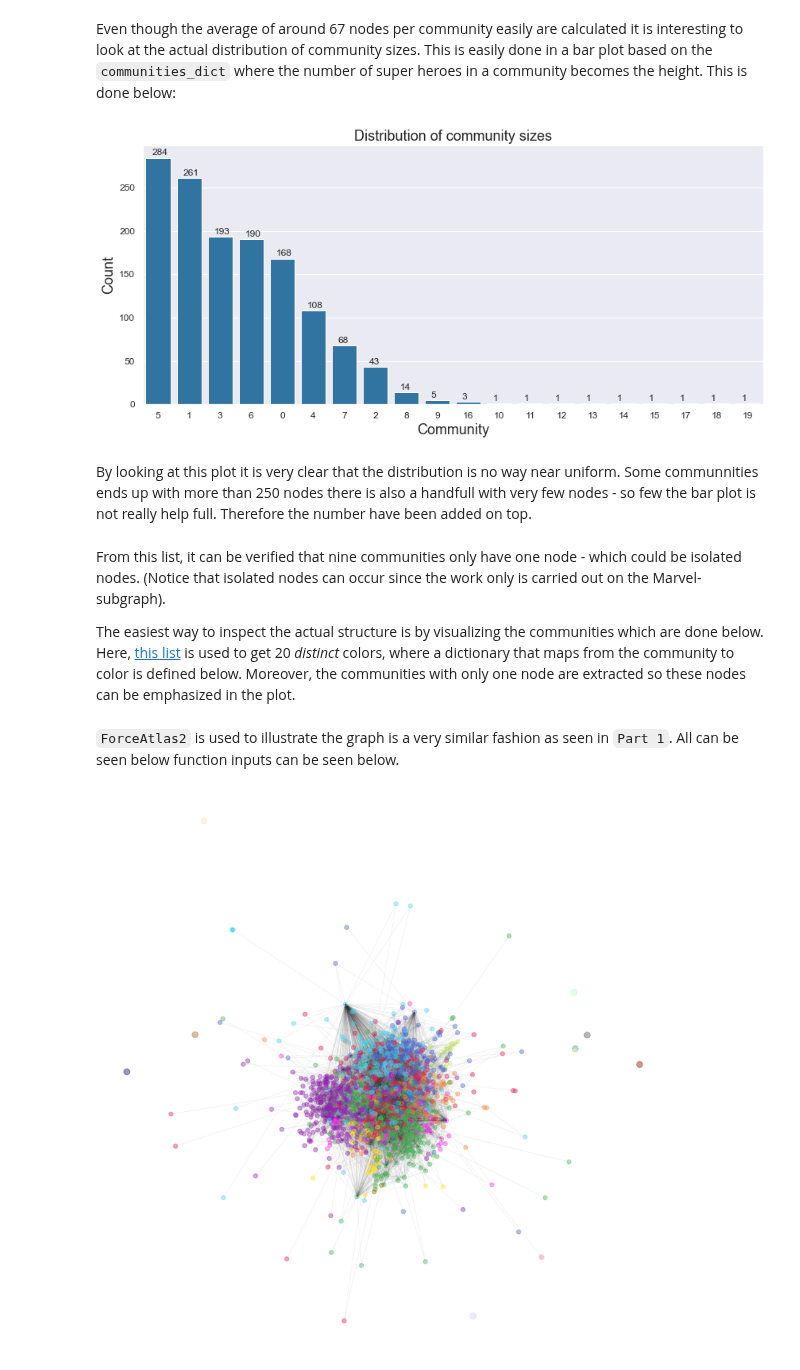
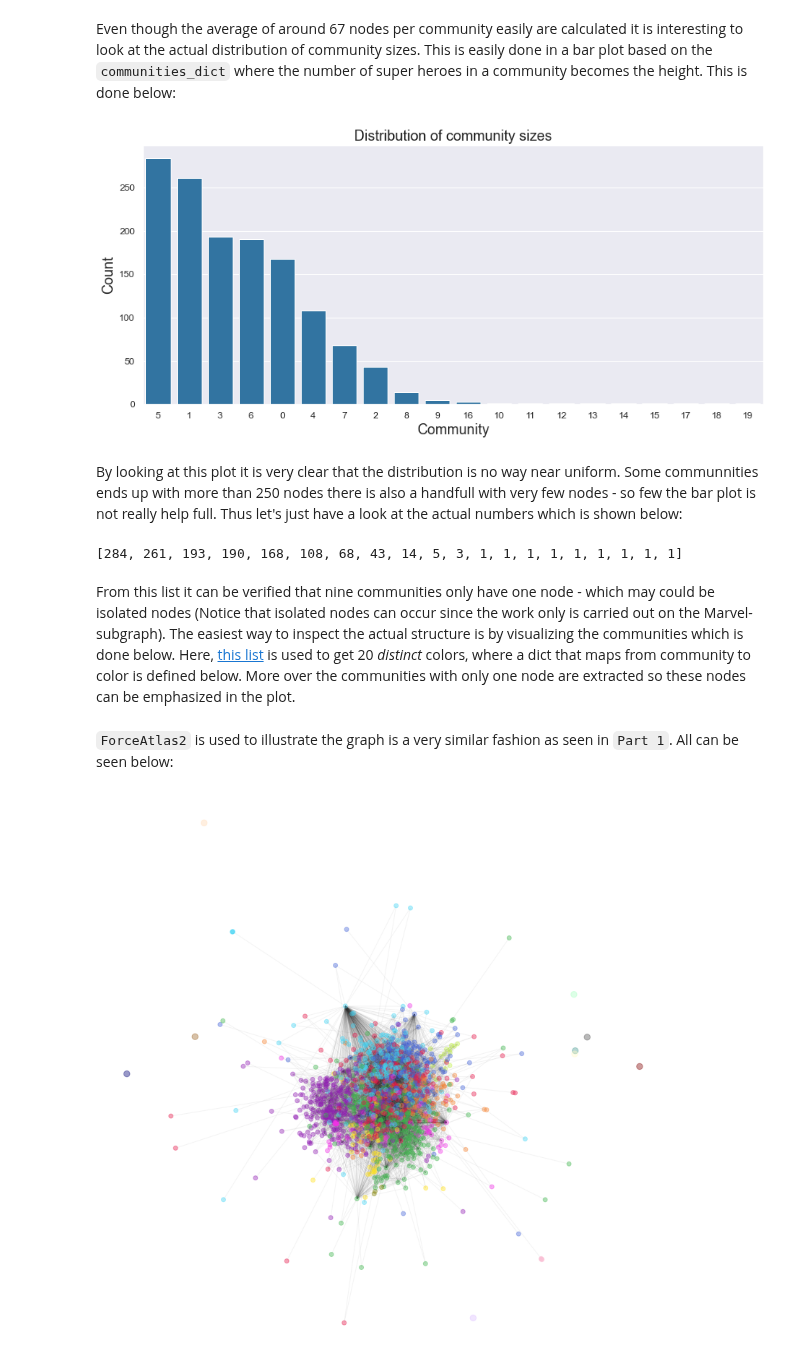
Before and after one commit to idariis/Social-Graphs-Project-E20, a Jupyter notebook: Assignment2/Assignment2.ipynb, the cells around one changed output. Drawn from its saved outputs; the diff is of its cells as text; code cells hidden in the pictures.

```diff
--- a/Assignment2/Assignment2.ipynb
+++ b/Assignment2/Assignment2.ipynb
@@ -582,31 +571,29 @@ Even though the average of around 67 nodes per community easily are calculated i
 # %%
 # List to sort according to size
 com_size_order = sorted(communities_dict, key = lambda k: len(communities_dict[k]), reverse = True)
 
 plt.figure(figsize = (14,6))
 sns.barplot(
     x = list(communities_dict.keys()),
     y = [len(com) for com in communities_dict.values()],
     order = com_size_order,
     color = "tab:blue"
 )
-
-for x, count in enumerate(sorted([len(com) for com in communities_dict.values()], reverse = True)):
-    plt.text(x-0.2, count + 3 , count, fontsize=12)
-
 plt.xticks(fontsize = 12)
 plt.yticks(fontsize = 12)
 plt.xlabel("Community", fontsize = 18)
 plt.ylabel("Count", fontsize = 18)
 plt.title("Distribution of community sizes", fontsize = 18)
 plt.show()
 # %% [output]
-[figure, old version]
+[figure, new version]
 # %% [markdown]
-By looking at this plot it is very clear that the distribution is no way near uniform. Some communnities ends up with more than 250 nodes there is also a handfull with very few nodes - so few the bar plot is not really help full. Therefore the number have been added on top.
+By looking at this plot it is very clear that the distribution is no way near uniform. Some communnities ends up with more than 250 nodes there is also a handfull with very few nodes - so few the bar plot is not really help full. Thus let's just have a look at the actual numbers which is shown below:
+# %%
+sorted([len(com) for com in communities_dict.values()], reverse = True)
+# %% [output]
+[284, 261, 193, 190, 168, 108, 68, 43, 14, 5, 3, 1, 1, 1, 1, 1, 1, 1, 1, 1]
 # %% [markdown]
-From this list, it can be verified that nine communities only have one node - which could be isolated nodes.  (Notice that isolated nodes can occur since the work only is carried out on the Marvel-subgraph).
-
-The easiest way to inspect the actual structure is by visualizing the communities which are done below. Here, [this list](https://sashamaps.net/docs/resources/20-colors/) is used to get 20 *distinct* colors, where a dictionary that maps from the community to color is defined below. Moreover, the communities with only one node are extracted so these nodes can be emphasized in the plot.
+From this list it can be verified that nine communities only have one node - which may could be isolated nodes (Notice that isolated nodes can occur since the work only is carried out on the Marvel-subgraph). The easiest way to inspect the actual structure is by visualizing the communities which is done below. Here, [this list](https://sashamaps.net/docs/resources/20-colors/) is used to get 20 *distinct* colors, where a dict that maps from community to color is defined below. More over the communities with only one node are extracted so these nodes can be emphasized in the plot.
 # %%
 # Color dict from https://sashamaps.net/docs/resources/20-colors/
@@ -620,7 +606,7 @@ color_dict = {
 # Communities with only one node
 single_coms = [k for k,v in communities_dict.items() if len(v) == 1]
 # %% [markdown]
-`ForceAtlas2` is used to illustrate the graph is a very similar fashion as seen in `Part 1`. All can be seen below function inputs can be seen below.
+`ForceAtlas2` is used to illustrate the graph is a very similar fashion as seen in `Part 1`. All can be seen below:
 # %%
 forceatlas2 = ForceAtlas2(
     # Behavior alternatives
```
Also changed, not shown: parts of 4 cells of this notebook.
